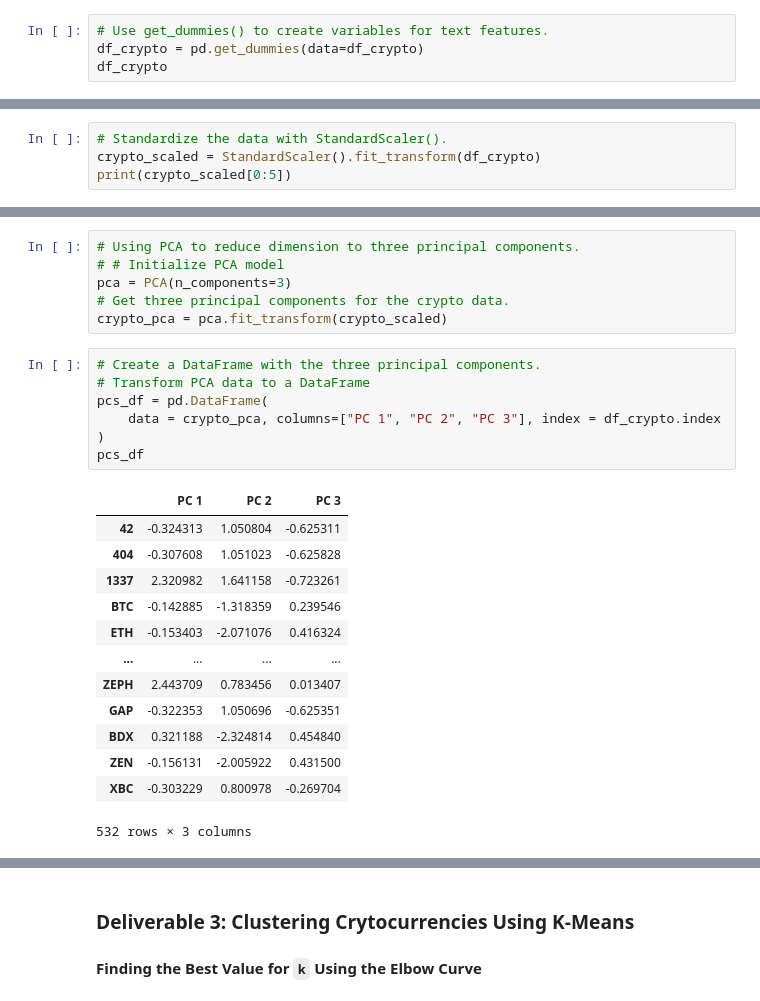
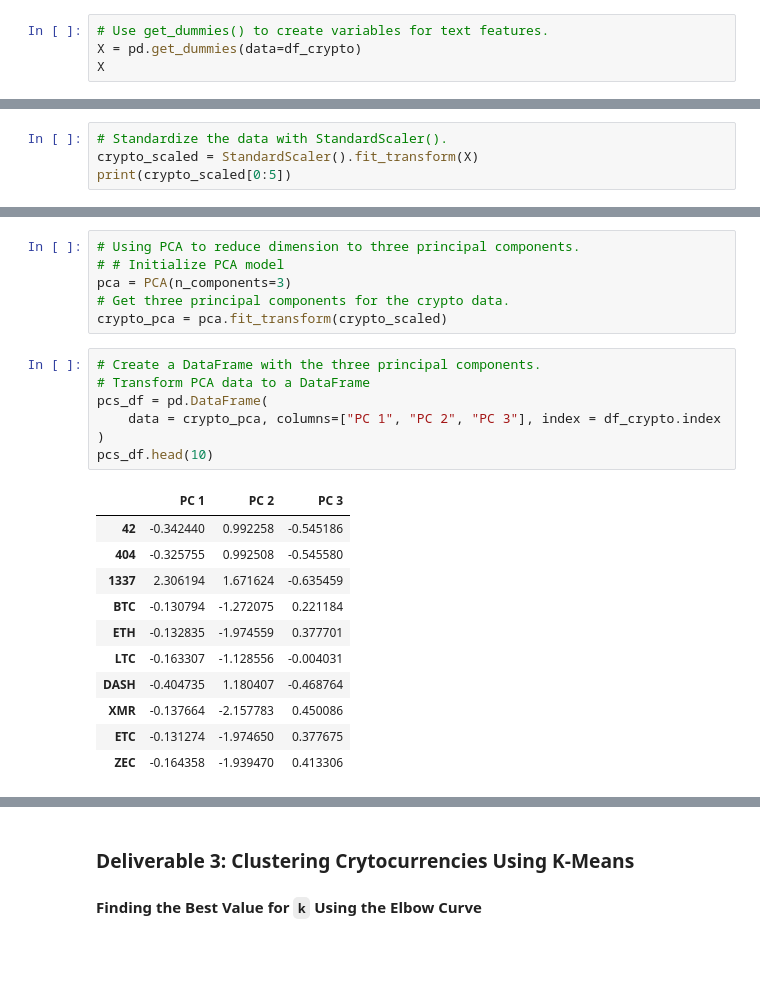
Before and after one commit to rciminera/Cryptocurrencies, a Jupyter notebook: Notebooks/crypto_clustering.ipynb, the cells around one changed output, grey strips where cells are left out. Cells and saved outputs as stored; diff of their text form; blank space fills up the shorter version.

```diff
--- a/Notebooks/crypto_clustering.ipynb
+++ b/Notebooks/crypto_clustering.ipynb
@@ -125,8 +147,8 @@ df_crypto.head(10)
 df_crypto[['TotalCoinSupply']] = df_crypto[['TotalCoinSupply']].apply(pd.to_numeric)
 # %%
 # Use get_dummies() to create variables for text features.
-df_crypto = pd.get_dummies(data=df_crypto)
-df_crypto
+X = pd.get_dummies(data=df_crypto)
+X
 # %% [output]
 |  | TotalCoinsMined | TotalCoinSupply | Algorithm_1GB AES Pattern Search | Algorithm_536 | Algorithm_Argon2d | ... |
 | 42 | 4.199995e+01 | 4.200000e+01 | 0 | 0 | 0 | ... |
@@ -159,7 +181,7 @@ ProofType_dPoW/PoW                    uint8
 Length: 98, dtype: object
 # %%
 # Standardize the data with StandardScaler().
-crypto_scaled = StandardScaler().fit_transform(df_crypto)
+crypto_scaled = StandardScaler().fit_transform(X)
 print(crypto_scaled[0:5])
 # %% [output]
 [[-0.11710817 -0.1528703  -0.0433963  -0.0433963  -0.0433963  -0.06142951
@@ -190,21 +212,19 @@ crypto_pca = pca.fit_transform(crypto_scaled)
 # %%
 # Create a DataFrame with the three principal components.
 # Transform PCA data to a DataFrame
 pcs_df = pd.DataFrame(
     data = crypto_pca, columns=["PC 1", "PC 2", "PC 3"], index = df_crypto.index
 )
-pcs_df
+pcs_df.head(10)
 # %% [output]
 |  | PC 1 | PC 2 | PC 3 |
-| 42 | -0.324313 | 1.050804 | -0.625311 |
-| 404 | -0.307608 | 1.051023 | -0.625828 |
-| 1337 | 2.320982 | 1.641158 | -0.723261 |
-| BTC | -0.142885 | -1.318359 | 0.239546 |
-| ETH | -0.153403 | -2.071076 | 0.416324 |
-| ... | ... | ... | ... |
-| ZEPH | 2.443709 | 0.783456 | 0.013407 |
-| GAP | -0.322353 | 1.050696 | -0.625351 |
-| BDX | 0.321188 | -2.324814 | 0.454840 |
-| ZEN | -0.156131 | -2.005922 | 0.431500 |
-| XBC | -0.303229 | 0.800978 | -0.269704 |
+| 42 | -0.342440 | 0.992258 | -0.545186 |
+| 404 | -0.325755 | 0.992508 | -0.545580 |
+| 1337 | 2.306194 | 1.671624 | -0.635459 |
+| BTC | -0.130794 | -1.272075 | 0.221184 |
+| ETH | -0.132835 | -1.974559 | 0.377701 |
+| LTC | -0.163307 | -1.128556 | -0.004031 |
+| DASH | -0.404735 | 1.180407 | -0.468764 |
+| XMR | -0.137664 | -2.157783 | 0.450086 |
+| ETC | -0.131274 | -1.974650 | 0.377675 |
+| ZEC | -0.164358 | -1.939470 | 0.413306 |
-532 rows × 3 columns
```
Also changed, not shown: parts of 8 cells of this notebook.
